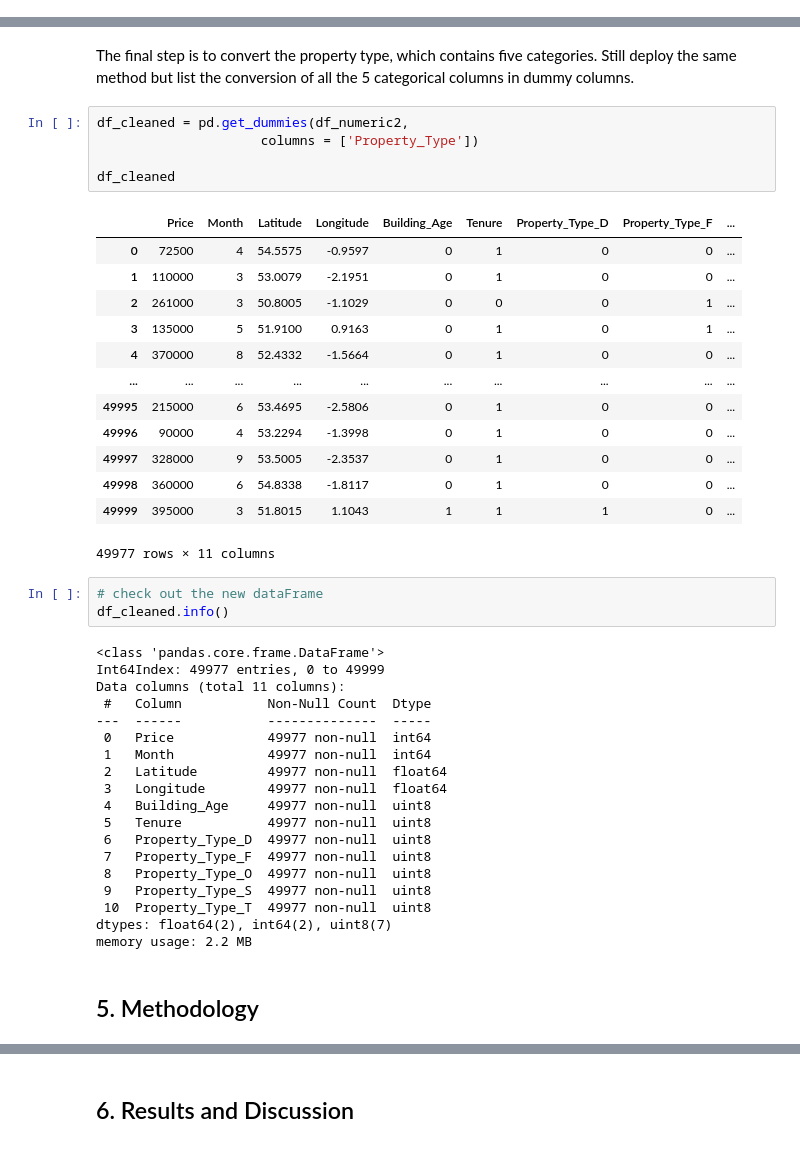
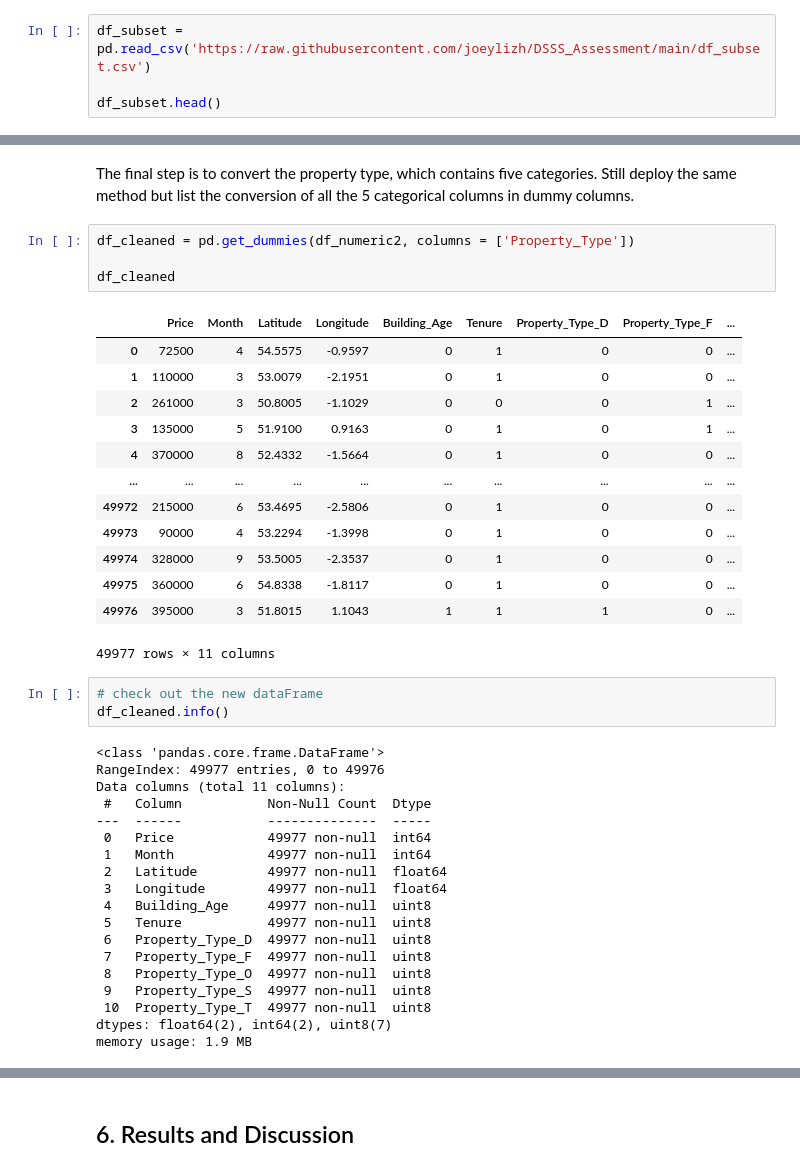
Before and after one commit to joeylizh/DSSS_Assessment, a Jupyter notebook: Assessment_Code.ipynb, the cells around one changed output, grey strips where cells are left out. Drawn from its saved outputs; the diff is of its cells as text.

```diff
--- a/Assessment_Code.ipynb
+++ b/Assessment_Code.ipynb
@@ -246,0 +219,4 @@ KeyError: "['Postcode'] not found in axis"
+# %%
+df_subset = pd.read_csv('https://raw.githubusercontent.com/joeylizh/DSSS_Assessment/main/df_subset.csv')
+
+df_subset.head()
@@ -320,30 +320,29 @@ df_numeric2
 # %% [markdown]
 The final step is to convert the property type, which contains five categories. Still deploy the same method but list the conversion of all the 5 categorical columns in dummy columns.
 # %%
-df_cleaned = pd.get_dummies(df_numeric2,
-                     columns = ['Property_Type'])
+df_cleaned = pd.get_dummies(df_numeric2, columns = ['Property_Type'])
 
 df_cleaned
 # %% [output]
 |  | Price | Month | Latitude | Longitude | Building_Age | Tenure | Property_Type_D | Property_Type_F | ... |
 | 0 | 72500 | 4 | 54.5575 | -0.9597 | 0 | 1 | 0 | 0 | ... |
 | 1 | 110000 | 3 | 53.0079 | -2.1951 | 0 | 1 | 0 | 0 | ... |
 | 2 | 261000 | 3 | 50.8005 | -1.1029 | 0 | 0 | 0 | 1 | ... |
 | 3 | 135000 | 5 | 51.9100 | 0.9163 | 0 | 1 | 0 | 1 | ... |
 | 4 | 370000 | 8 | 52.4332 | -1.5664 | 0 | 1 | 0 | 0 | ... |
 | ... | ... | ... | ... | ... | ... | ... | ... | ... | ... |
-| 49995 | 215000 | 6 | 53.4695 | -2.5806 | 0 | 1 | 0 | 0 | ... |
-| 49996 | 90000 | 4 | 53.2294 | -1.3998 | 0 | 1 | 0 | 0 | ... |
-| 49997 | 328000 | 9 | 53.5005 | -2.3537 | 0 | 1 | 0 | 0 | ... |
-| 49998 | 360000 | 6 | 54.8338 | -1.8117 | 0 | 1 | 0 | 0 | ... |
-| 49999 | 395000 | 3 | 51.8015 | 1.1043 | 1 | 1 | 1 | 0 | ... |
+| 49972 | 215000 | 6 | 53.4695 | -2.5806 | 0 | 1 | 0 | 0 | ... |
+| 49973 | 90000 | 4 | 53.2294 | -1.3998 | 0 | 1 | 0 | 0 | ... |
+| 49974 | 328000 | 9 | 53.5005 | -2.3537 | 0 | 1 | 0 | 0 | ... |
+| 49975 | 360000 | 6 | 54.8338 | -1.8117 | 0 | 1 | 0 | 0 | ... |
+| 49976 | 395000 | 3 | 51.8015 | 1.1043 | 1 | 1 | 1 | 0 | ... |
 49977 rows × 11 columns
 # %%
 # check out the new dataFrame
 df_cleaned.info()
 # %% [output]
 <class 'pandas.core.frame.DataFrame'>
-Int64Index: 49977 entries, 0 to 49999
+RangeIndex: 49977 entries, 0 to 49976
 Data columns (total 11 columns):
  #   Column           Non-Null Count  Dtype
 ---  ------           --------------  -----
@@ -359,6 +358,4 @@ Data columns (total 11 columns):
  9   Property_Type_S  49977 non-null  uint8
  10  Property_Type_T  49977 non-null  uint8
 dtypes: float64(2), int64(2), uint8(7)
-memory usage: 2.2 MB
+memory usage: 1.9 MB
-# %% [markdown]
-## 5. Methodology
```
Also changed, not shown: parts of 33 cells of this notebook, 4 other files.
